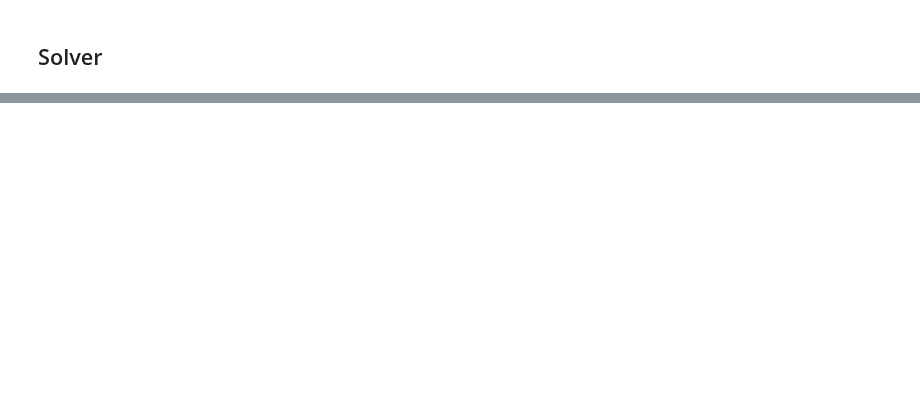
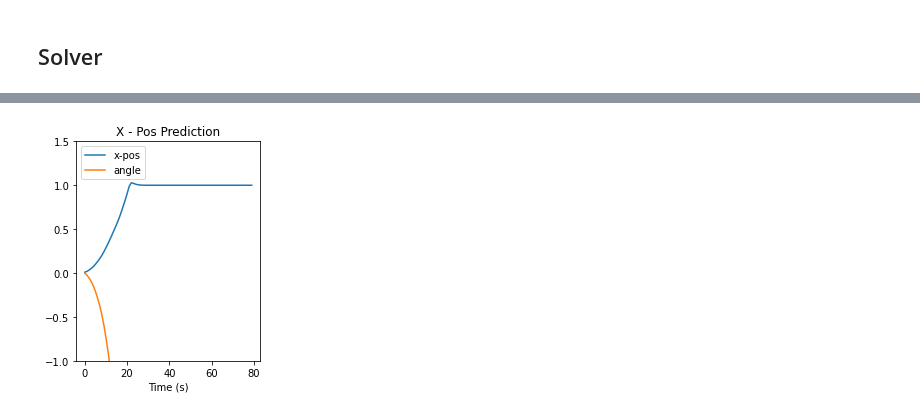
Before and after one commit to michael-cummins/DeePC-HUNT, a Jupyter notebook: notebooks/deepc.ipynb, the cells around one changed output, grey strips where cells are left out. Drawn from its saved outputs; the diff is of its cells as text; code cells hidden in the pictures; blank space fills up the shorter version.

```diff
--- a/notebooks/deepc.ipynb
+++ b/notebooks/deepc.ipynb
@@ -134,0 +220,15 @@ Y = (34, 116), Yp = (4, 116), Yf = (30, 116)
+# %%
+L = T_ini + N
+U = hankel(ud[0:L], ud[L:])
+Y = hankel(yd[0:L,:], yd[L:,1])
+
+Up = U[0:T_ini, :]
+Uf = U[T_ini:, :]
+print(f'U = {U.shape}, Up = {Up.shape}, Uf = {Uf.shape}')
+
+Yp = Y[0:2*T_ini, :]
+Yf = Y[2*T_ini:, :]
+print(f'Y = {Y.shape}, Yp = {Yp.shape}, Yf = {Yf.shape}')
+
+u_ini = np.zeros(T_ini)
+y_ini = np.zeros(T_ini*2)
@@ -181,0 +293,26 @@ prob.solve(solver=cp.OSQP, verbose=True)
+# %%
+# time = np.array(list(range(0,N)))
+# y = prob.variables()[0].value
+# u = prob.variables()[1].value
+yT = np.array(yT)
+yT = yT.reshape((80,2))
+plt.subplot(1,2,1)
+plt.plot(range(0,80), yT, label=['x-pos', 'angle'])
+# plt.plot(time, r, 'r--', label='reference')
+plt.legend(loc="upper left")
+plt.xlabel('Time (s)')
+plt.title("X - Pos Prediction")
+plt.ylim((-1,1.5))
+plt.tight_layout()
+
+# plt.subplot(1,2,2)
+# plt.plot(time, u, label=['acceleration', 'steering'])
+# plt.legend(loc="upper left")
+# plt.xlabel('Time (s)')
+# plt.title("Actuation")
+# plt.ylim((-1.5,1.5))
+# plt.tight_layout()
+
+plt.show()
+# %% [output]
+[figure, added]
```
Also changed, not shown: parts of 12 cells of this notebook.
